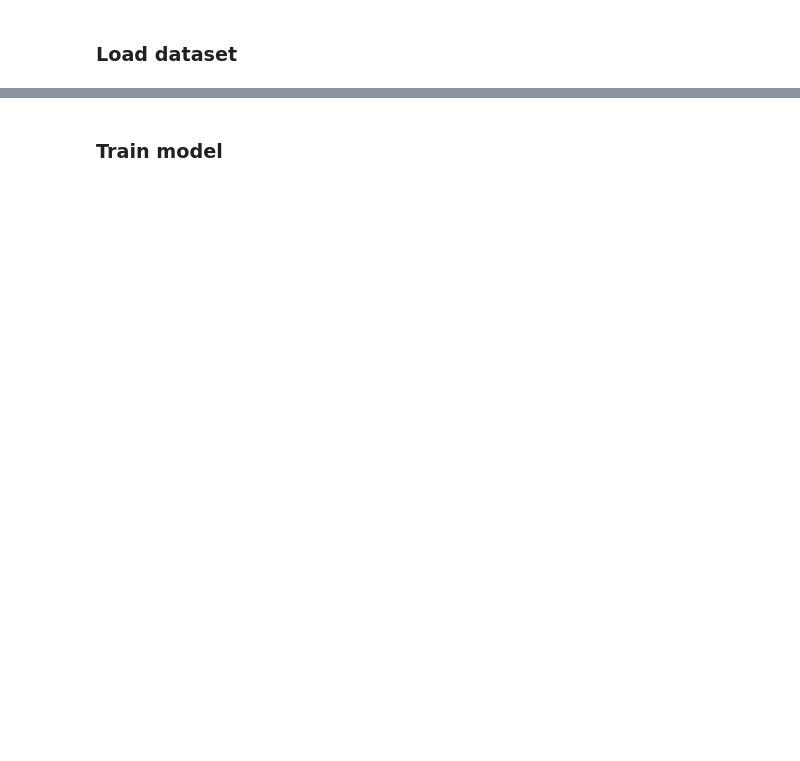
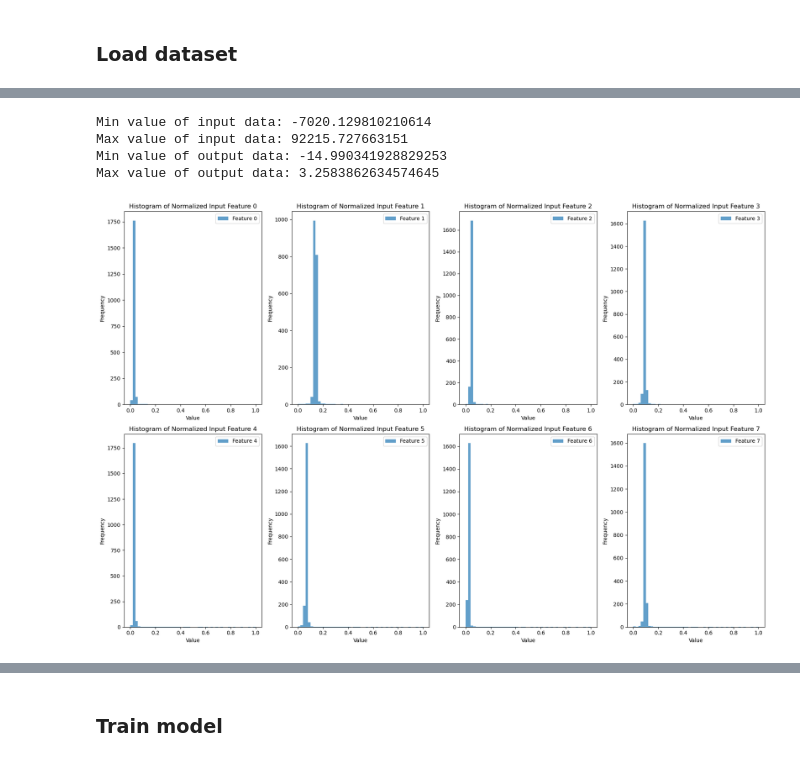
Before and after one commit to santamav/SKJ015-Intelligent_Control, a Jupyter notebook: Project/model_creation/model_building_and_training.ipynb, the cells around one changed output, grey strips where cells are left out. Saved outputs shown, nothing was run; the diff lists cells and outputs as text; code cells hidden in the pictures; blank space fills up the shorter version.

```diff
--- a/Project/model_creation/model_building_and_training.ipynb
+++ b/Project/model_creation/model_building_and_training.ipynb
@@ -45,0 +109,34 @@ print('y_test shape:', y_test.shape)
+# %%
+# print min and max values of the input and output data
+print("Min value of input data:", X_train.min())
+print("Max value of input data:", X_train.max())
+print("Min value of output data:", y_train.min())
+print("Max value of output data:", y_train.max())
+# %% [output]
+Min value of input data: -7020.129810210614
+Max value of input data: 92215.727663151
+Min value of output data: -14.990341928829253
+Max value of output data: 3.2583862634574645
+# %%
+# Normalizing the input data
+from sklearn.preprocessing import MinMaxScaler
+
+# Normalize the input data
+scaler = MinMaxScaler()
+X_train = scaler.fit_transform(X_train)
+X_test = scaler.transform(X_test)
+
+
+# Histogram for each of the input components
+plt.figure(figsize=(18, 12))
+for i in range(data_summary.shape[1]):
+    plt.subplot(2, 4, i+1)  # Create subplot in a 2x4 grid
+    plt.hist(X_train[:, i], bins=50, alpha=0.7, label='Feature ' + str(i))
+    plt.xlabel('Value')
+    plt.ylabel('Frequency')
+    plt.title('Histogram of Normalized Input Feature ' + str(i))
+    plt.legend()
+plt.tight_layout()  # Adjust layout to prevent overlapping
+plt.show()
+# %% [output]
+[figure, added]
```
Also changed, not shown: parts of 20 cells of this notebook, 8 other files.
